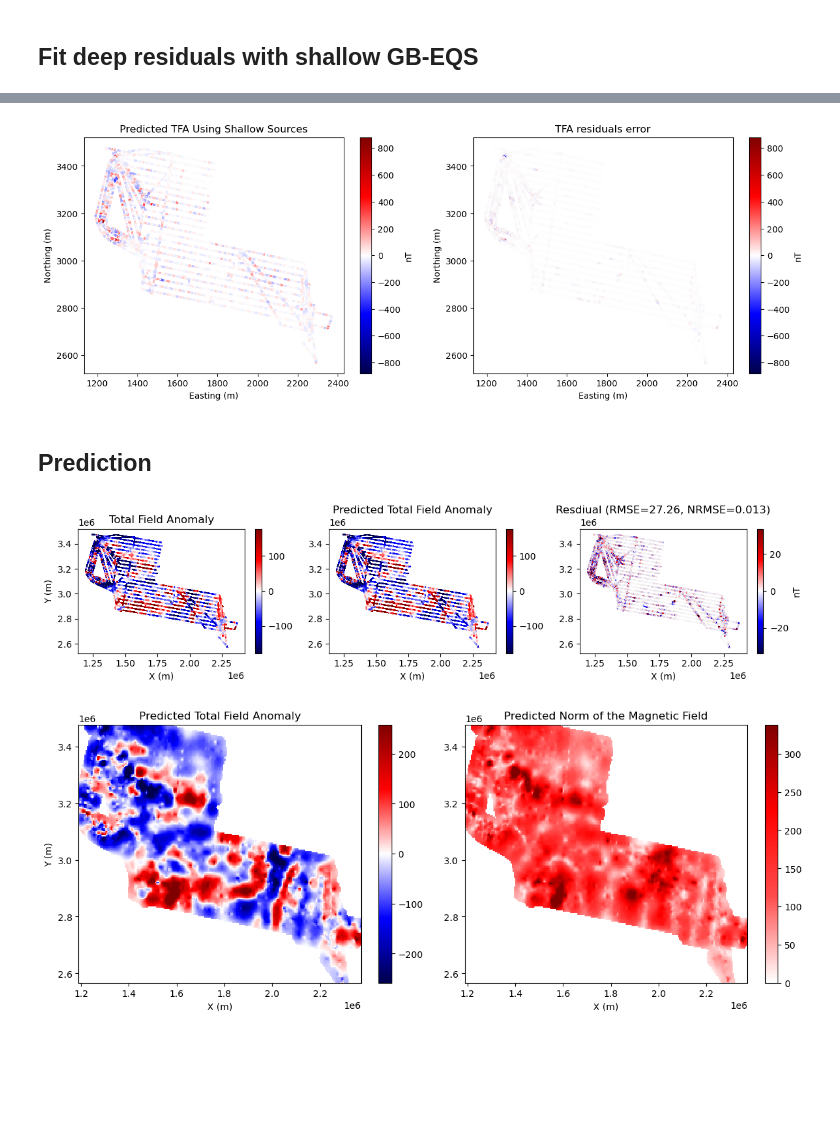
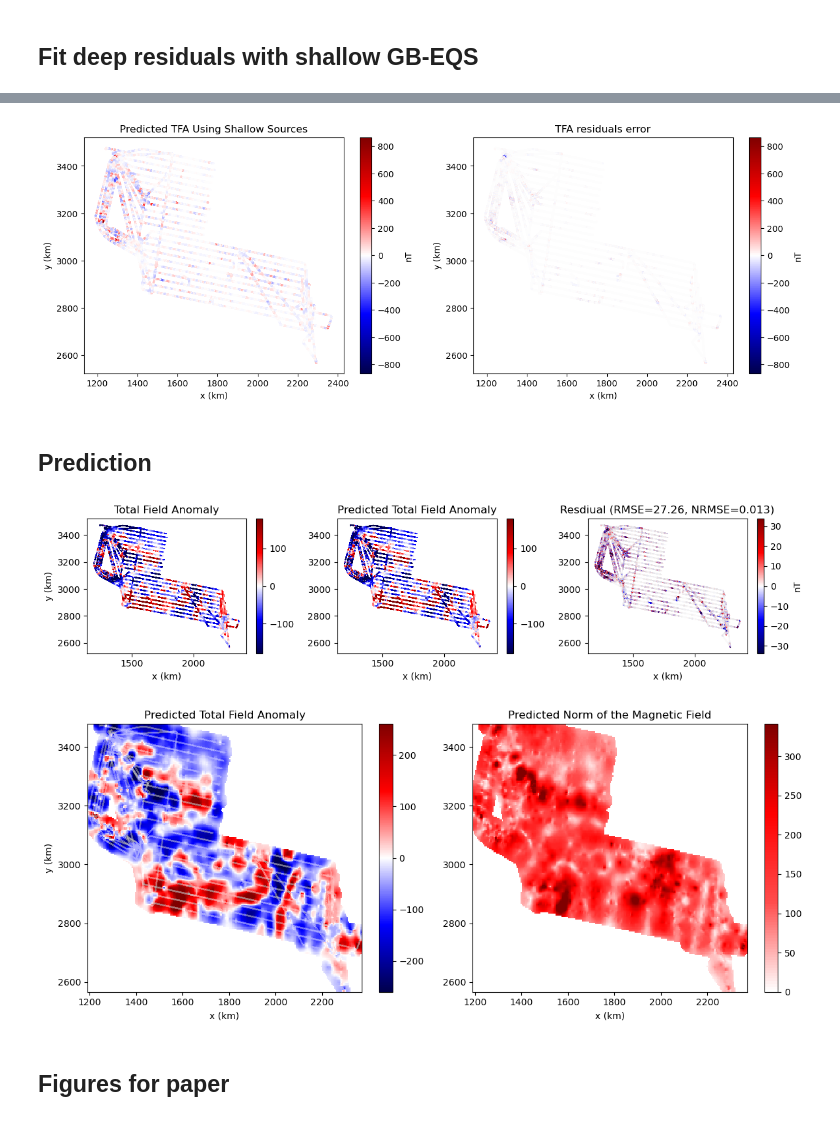
Before and after one commit to compgeolab/eqs-magnetic-dual-layer, a Jupyter notebook: code/07_icegrav_real.ipynb, the cells around one changed output, grey strips where cells are left out. Drawn from its saved outputs; the diff is of its cells as text; code cells hidden in the pictures; blank space fills up the shorter version.

Commit message:
Edit figures for paper

```diff
--- a/code/07_icegrav_real.ipynb
+++ b/code/07_icegrav_real.ipynb
@@ -74,7 +73,7 @@ plt.show()
 # %%
 spacing = np.mean(vd.median_distance(coords_blocked))
-depths_deep = [spacing*2.5, spacing*3, spacing*3.5, spacing*4, spacing*4.5, spacing*5, spacing*5.5, spacing*6]
-dampings_deep = [1e0, 1e1, 1e2, 1e3, 1e4]
+depths_deep = [55e3]#[spacing*2.5, spacing*3, spacing*3.5, spacing*4, spacing*4.5, spacing*5, spacing*5.5, spacing*6]
+dampings_deep = [1e1]#[1e0, 1e1, 1e2, 1e3, 1e4]
 # %%
 parameter_sets_deep = [
     dict(damping=combo[0], depth=combo[1])
@@ -173,8 +172,8 @@ plt.show()
 ## Fit deep residuals with shallow GB-EQS
 # %%
 window_size = 400e3
-dampings_shallow = [1e0, 1e1, 1e2, 1e3, 1e4]
-depths_shallow = [6e3, 7e3, 8e3, 9e3, 10e3]
+dampings_shallow = [1e2]#[1e0, 1e1, 1e2, 1e3, 1e4]
+depths_shallow = [10e3]#[6e3, 7e3, 8e3, 9e3, 10e3]
 
 parameter_sets_shallow = [
     dict(damping=combo[0], depth=combo[1])
@@ -282,19 +267,19 @@ scale_shallow_predicted = vd.maxabs(tfa_shallow_predicted)
 plt.subplot(1,2,1)
 plt.scatter(*coordinates_km[:2], c=tfa_shallow_predicted, cmap="seismic", s=1, vmin=-scale_shallow_predicted, vmax=scale_shallow_predicted)
 plt.title("Predicted TFA Using Shallow Sources")
-plt.xlabel("Easting (m)")
-plt.ylabel("Northing (m)")
+plt.xlabel("x (km)")
+plt.ylabel("y (km)")
 plt.colorbar(label="nT")
 
 plt.subplot(1,2,2)
 plt.scatter(*coordinates_km[:2], c=error_shallow_predicted, cmap="seismic", s=1, vmin=-scale_shallow_predicted, vmax=scale_shallow_predicted)
 plt.title("TFA residuals error")
-plt.xlabel("Easting (m)")
-plt.ylabel("Northing (m)")
+plt.xlabel("x (km)")
+plt.ylabel("y (km)")
 plt.colorbar(label="nT")
 plt.show()
 # %% [output]
-[figure, old version]
+[figure, new version]
 # %% [markdown]
 ## Prediction
 # %%
@@ -310,48 +295,48 @@ predicted_bnorm_grid = np.sqrt(sum(c**2 for c in predicted_b_grid))
 # %%
 fig, ax = plt.subplots(1, 3, figsize=(12,3))
 plot1 = ax[0].scatter(
-    *coordinates[:2],
+    *coordinates_km[:2],
     c=icegrav.MagL,
     cmap="seismic",
     s=0.01,
     vmin=-scale_icegrav,
     vmax=scale_icegrav,
 )
 ax[0].set_title("Total Field Anomaly")
-ax[0].set_ylabel("Y (m)")
-ax[0].set_xlabel("X (m)")
+ax[0].set_ylabel("y (km)")
+ax[0].set_xlabel("x (km)")
 fig.colorbar(plot1, ax=ax[0])
 
 plot2 = ax[1].scatter(
-    *coordinates[:2],
+    *coordinates_km[:2],
     c=predicted_tfa,
     cmap="seismic",
     s=0.01,
     vmin=-scale_icegrav,
     vmax=scale_icegrav,
 )
 ax[1].set_title("Predicted Total Field Anomaly")
-ax[1].set_xlabel("X (m)")
+ax[1].set_xlabel("x (km)")
 fig.colorbar(plot2, ax=ax[1])
 
 scale_error_tfa = vd.maxabs(error_tfa)
 scale_error_tfa = np.nanpercentile(error_tfa, 99)
 plot3 = ax[2].scatter(
-    *coordinates[:2],
+    *coordinates_km[:2],
     c=error_tfa,
     cmap="seismic",
-    s=0.01,
+    s=0.001,
     vmin=-scale_error_tfa,
     vmax=scale_error_tfa,
 )
 ax[2].set_title(f'Resdiual (RMSE={np.round(rmse_tfa,2)}, NRMSE={np.round(nrmse_tfa, 3)})')
-ax[2].set_xlabel("X (m)")
+ax[2].set_xlabel("x (km)")
 fig.colorbar(plot3, ax=ax[2], label="nT")
 
 fig.tight_layout()
 fig.show()
 # %% [output]
-[figure, old version]
+[figure, new version]
 # %%
 import matplotlib.colors as mcolors
 # Define a custom colormap similar to the red portion of the seismic colour scheme for the norm of b figures.
@@ -364,29 +349,37 @@ fig, ax = plt.subplots(1, 2, figsize=(12,5))
 #scale_predicted_tfa_grid = vd.maxabs(predicted_tfa_grid)
 scale_predicted_tfa_grid = np.nanpercentile(predicted_tfa_grid, 99)
 plot1 = ax[0].pcolormesh(
-    *grid_coordinates[:2],
+    *grid_coordinates_km[:2],
     predicted_tfa_grid,
     #cmap="jet",#"seismic",
     cmap="seismic",
+    #cmap="RdBu_r",
     vmin=-scale_predicted_tfa_grid,
     vmax=scale_predicted_tfa_grid,
 )
 ax[0].set_title("Predicted Total Field Anomaly")
-ax[0].set_xlabel("X (m)")
-ax[0].set_ylabel("Y (m)")
+ax[0].set_xlabel("x (km)")
+ax[0].set_ylabel("y (km)")
 fig.colorbar(plot1, ax=ax[0])
+plot1 = ax[0].plot(
+    *coordinates_km[:2],
+    'w.',
+    markersize=0.02,
+)
 
 plot2 = ax[1].pcolormesh(
-    *grid_coordinates[:2],
+    *grid_coordinates_km[:2],
     predicted_bnorm_grid,
     cmap=red_cm,
     norm=red_norm,
 )
 ax[1].set_title("Predicted Norm of the Magnetic Field")
-ax[1].set_xlabel("X (m)")
+ax[1].set_xlabel("x (km)")
 fig.colorbar(plot2, ax=ax[1])
 
 fig.tight_layout()
 fig.show()
 # %% [output]
-[figure, old version]
+[figure, new version]
+# %% [markdown]
+## Figures for paper
```
Also changed, not shown: parts of 12 cells of this notebook, 3 other files.
